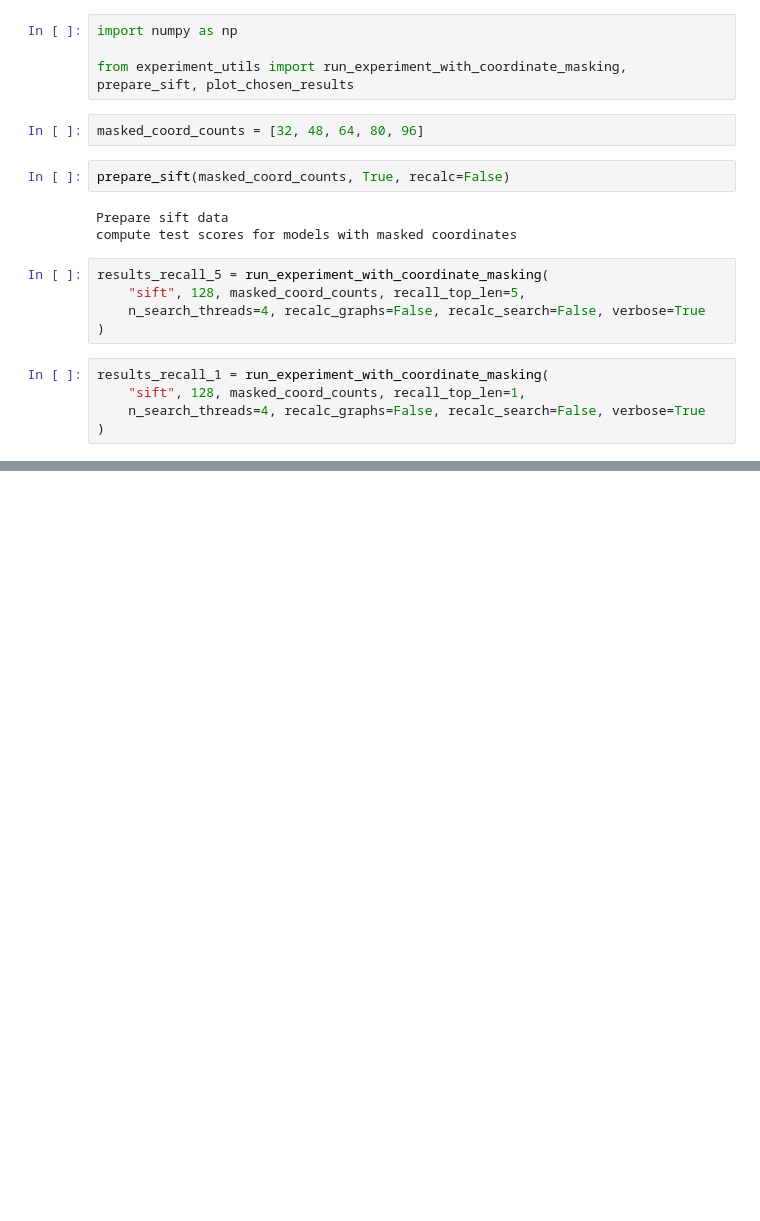
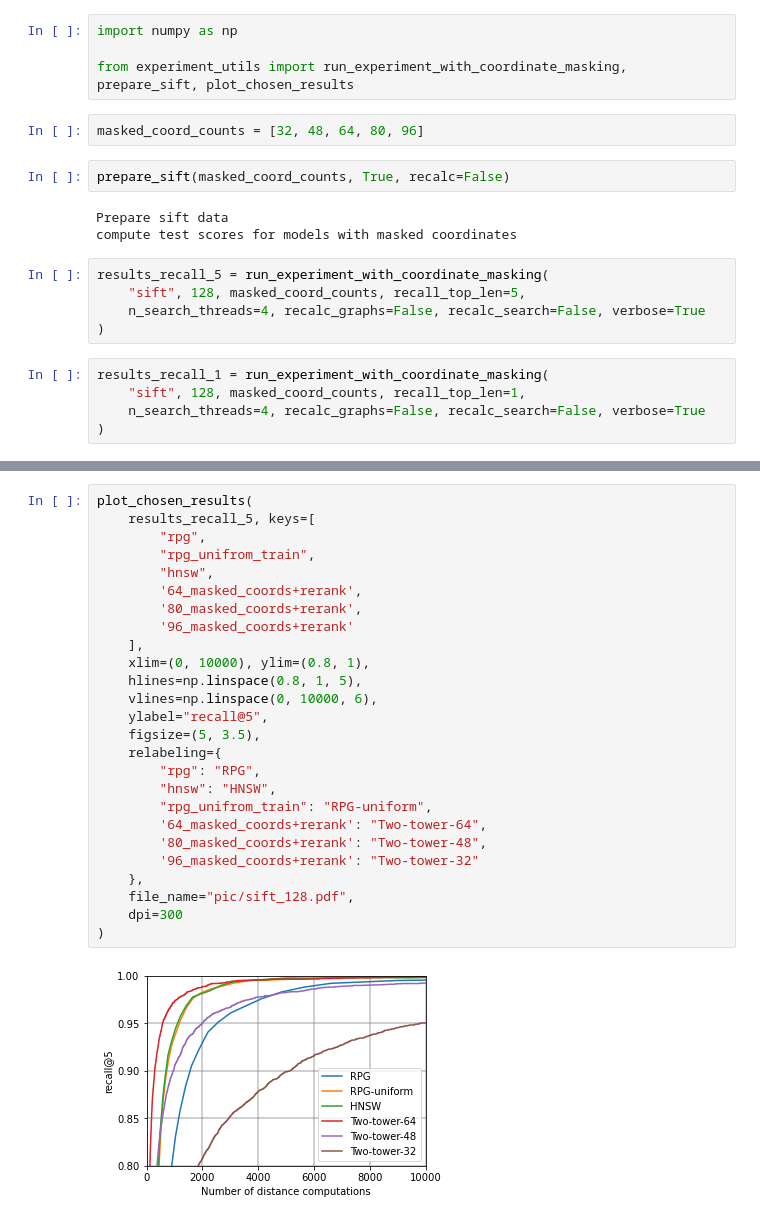
Before and after one commit to Andrew-Angrew/rpg, a Jupyter notebook: experiment_with_coordinate_masking_sift.ipynb, the cells around one changed output, grey strips where cells are left out. Cells and saved outputs as stored; diff of their text form; blank space fills up the shorter version.

```diff
--- a/experiment_with_coordinate_masking_sift.ipynb
+++ b/experiment_with_coordinate_masking_sift.ipynb
@@ -26,3 +26,31 @@ dict_keys(['rpg', 'hnsw', '32_masked_coords+rerank', '48_masked_coords+rerank',
+# %%
+plot_chosen_results(
+    results_recall_5, keys=[
+        "rpg",
+        "rpg_unifrom_train",
+        "hnsw",
+        '64_masked_coords+rerank',
+        '80_masked_coords+rerank',
+        '96_masked_coords+rerank'
+    ],
+    xlim=(0, 10000), ylim=(0.8, 1),
+    hlines=np.linspace(0.8, 1, 5),
+    vlines=np.linspace(0, 10000, 6),
+    ylabel="recall@5",
+    figsize=(5, 3.5),
+    relabeling={
+        "rpg": "RPG",
+        "hnsw": "HNSW",
+        "rpg_unifrom_train": "RPG-uniform",
+        '64_masked_coords+rerank': "Two-tower-64",
+        '80_masked_coords+rerank': "Two-tower-48",
+        '96_masked_coords+rerank': "Two-tower-32"
+    },
+    file_name="pic/sift_128.pdf",
+    dpi=300
+)
+# %% [output]
+[figure, added]
 # %%
 plot_chosen_results(
     results_recall_5, keys=[
```
Also changed, not shown: parts of 3 cells of this notebook, 4 other files.
